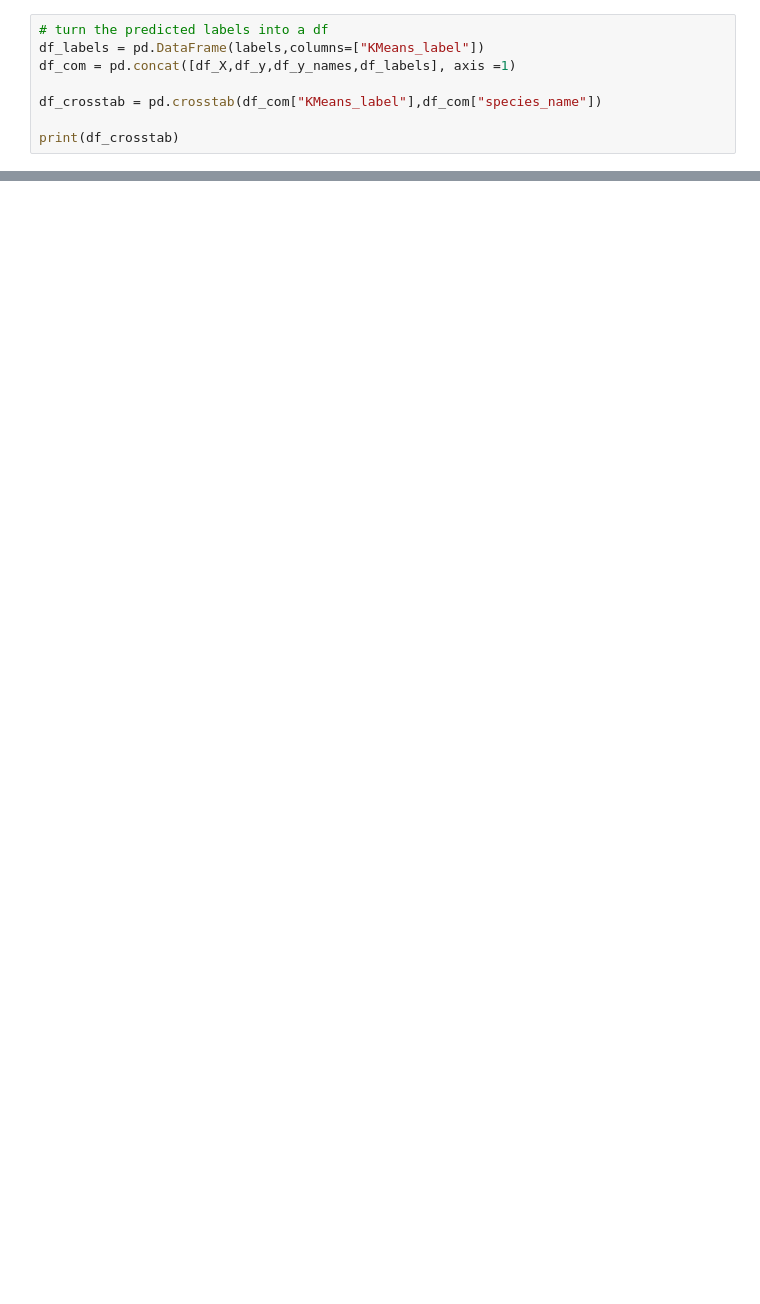
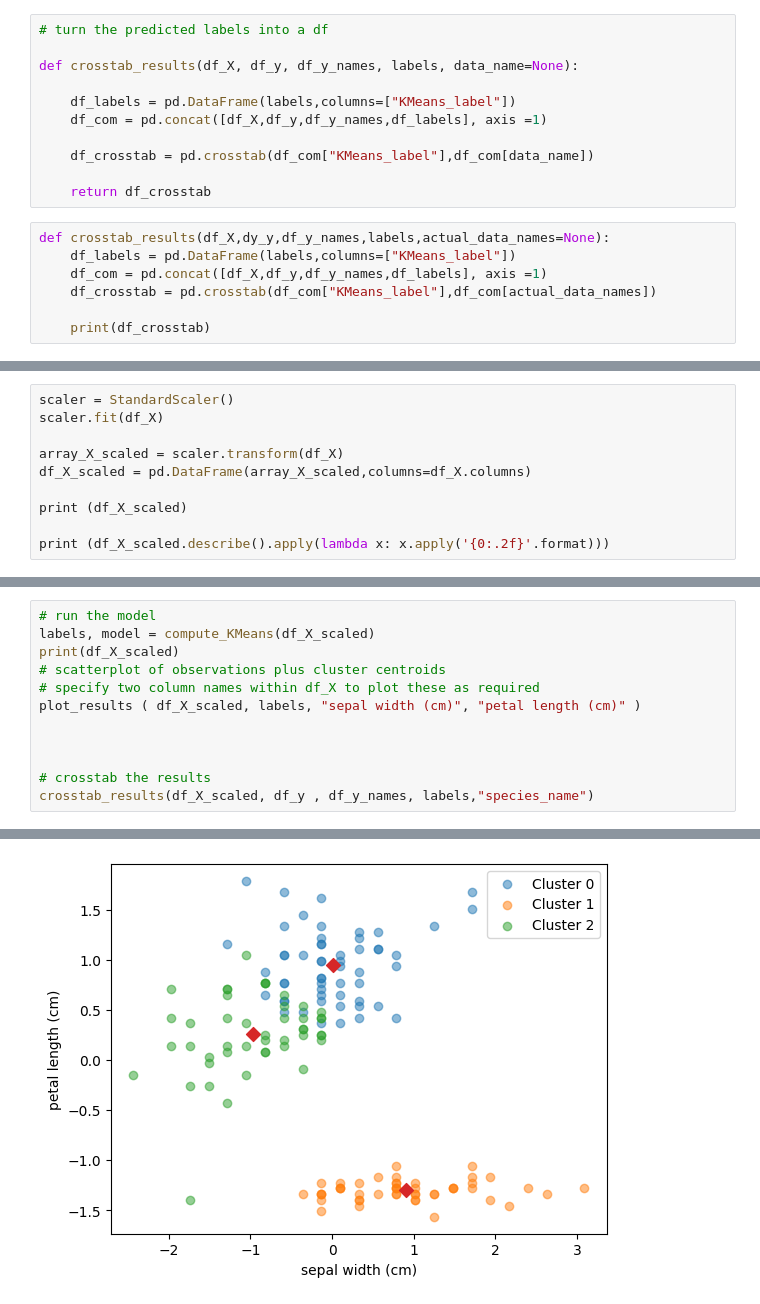
Before and after one commit to tombeaulah/Python, a Jupyter notebook: Python_Test_Codes/20260318-KMeans_Clustering.ipynb, the cells around one changed output, grey strips where cells are left out. Drawn from its saved outputs; the diff is of its cells as text; blank space fills up the shorter version.

```diff
--- a/Python_Test_Codes/20260318-KMeans_Clustering.ipynb
+++ b/Python_Test_Codes/20260318-KMeans_Clustering.ipynb
@@ -59,8 +64,18 @@ plt.show()
+# %%
+# turn the predicted labels into a df
+
+def crosstab_results(df_X, df_y, df_y_names, labels, data_name=None):
+
+    df_labels = pd.DataFrame(labels,columns=["KMeans_label"])
+    df_com = pd.concat([df_X,df_y,df_y_names,df_labels], axis =1)
+
+    df_crosstab = pd.crosstab(df_com["KMeans_label"],df_com[data_name])
+
+    return df_crosstab
 # %%
-# turn the predicted labels into a df
-df_labels = pd.DataFrame(labels,columns=["KMeans_label"])
-df_com = pd.concat([df_X,df_y,df_y_names,df_labels], axis =1)
+def crosstab_results(df_X,dy_y,df_y_names,labels,actual_data_names=None):
+    df_labels = pd.DataFrame(labels,columns=["KMeans_label"])
+    df_com = pd.concat([df_X,df_y,df_y_names,df_labels], axis =1)
+    df_crosstab = pd.crosstab(df_com["KMeans_label"],df_com[actual_data_names])
 
-df_crosstab = pd.crosstab(df_com["KMeans_label"],df_com["species_name"])
-
-print(df_crosstab)
+    print(df_crosstab)
@@ -72,0 +100,10 @@ KMeans_label
+# %%
+scaler = StandardScaler()
+scaler.fit(df_X)
+
+array_X_scaled = scaler.transform(df_X)
+df_X_scaled = pd.DataFrame(array_X_scaled,columns=df_X.columns)
+
+print (df_X_scaled)
+
+print (df_X_scaled.describe().apply(lambda x: x.apply('{0:.2f}'.format)))
@@ -72,0 +128,13 @@ KMeans_label
+# %%
+# run the model
+labels, model = compute_KMeans(df_X_scaled)
+print(df_X_scaled)
+# scatterplot of observations plus cluster centroids
+# specify two column names within df_X to plot these as required
+plot_results ( df_X_scaled, labels, "sepal width (cm)", "petal length (cm)" )
+
+
+
+# crosstab the results
+crosstab_results(df_X_scaled, df_y , df_y_names, labels,"species_name")
+# %% [output]
@@ -72,0 +156 @@ KMeans_label
+[figure, added]
```
Also changed, not shown: parts of 7 cells of this notebook, 2 other files.
